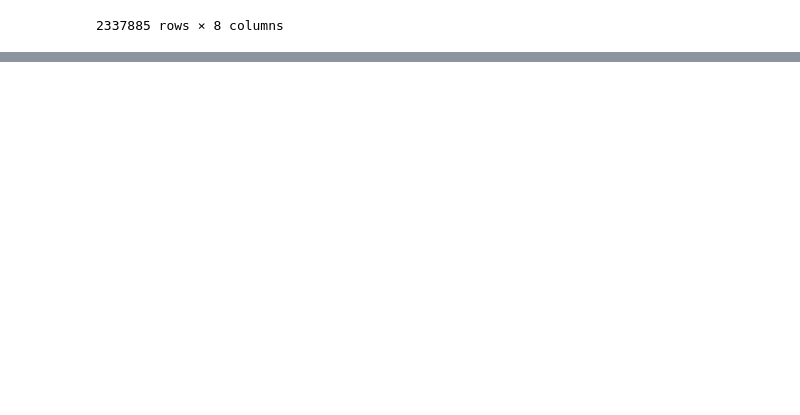
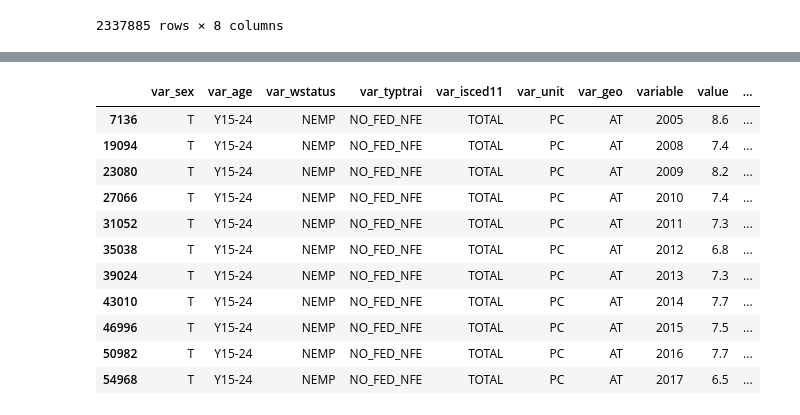
Before and after one commit to scarsellifi/tsv_to_pandas, a Jupyter notebook: tsv_to_pandas.ipynb, the cells around one changed output, grey strips where cells are left out. Saved outputs shown, nothing was run; the diff lists cells and outputs as text; code cells hidden in the pictures; blank space fills up the shorter version.

```diff
--- a/tsv_to_pandas.ipynb
+++ b/tsv_to_pandas.ipynb
@@ -204,0 +269,12 @@ result
+# %%
+
+file_name = "yth_empl_160"
+
+
+
+eurostat_link = "http://ec.europa.eu/eurostat/estat-navtree-portlet-prod/BulkDownloadListing?sort=1&file=data%2F{}.tsv.gz".format(file_name)
+urllib.request.urlretrieve(eurostat_link , "file.tsv.gz")
+
+
+result = tsv_to_dataframe_long("file.tsv.gz")
+result
@@ -204,0 +330,21 @@ result
+# %%
+cond_sex = result["var_sex"] == "T"
+cond_age = result["var_age"] == "Y15-24"
+cond_isced = result["var_isced11"] == "TOTAL"
+cond_annotation = result["eurostat_annotation"] == ""
+cond_geo = result["var_geo"] == "AT"
+# %%
+result[cond_sex & cond_age & cond_isced & cond_annotation & cond_geo]
+# %% [output]
+|  | var_sex | var_age | var_wstatus | var_typtrai | var_isced11 | var_unit | var_geo | variable | value | ... |
+| 7136 | T | Y15-24 | NEMP | NO_FED_NFE | TOTAL | PC | AT | 2005 | 8.6 | ... |
+| 19094 | T | Y15-24 | NEMP | NO_FED_NFE | TOTAL | PC | AT | 2008 | 7.4 | ... |
+| 23080 | T | Y15-24 | NEMP | NO_FED_NFE | TOTAL | PC | AT | 2009 | 8.2 | ... |
+| 27066 | T | Y15-24 | NEMP | NO_FED_NFE | TOTAL | PC | AT | 2010 | 7.4 | ... |
+| 31052 | T | Y15-24 | NEMP | NO_FED_NFE | TOTAL | PC | AT | 2011 | 7.3 | ... |
+| 35038 | T | Y15-24 | NEMP | NO_FED_NFE | TOTAL | PC | AT | 2012 | 6.8 | ... |
+| 39024 | T | Y15-24 | NEMP | NO_FED_NFE | TOTAL | PC | AT | 2013 | 7.3 | ... |
+| 43010 | T | Y15-24 | NEMP | NO_FED_NFE | TOTAL | PC | AT | 2014 | 7.7 | ... |
+| 46996 | T | Y15-24 | NEMP | NO_FED_NFE | TOTAL | PC | AT | 2015 | 7.5 | ... |
+| 50982 | T | Y15-24 | NEMP | NO_FED_NFE | TOTAL | PC | AT | 2016 | 7.7 | ... |
+| 54968 | T | Y15-24 | NEMP | NO_FED_NFE | TOTAL | PC | AT | 2017 | 6.5 | ... |
```
Also changed, not shown: parts of 5 cells of this notebook.
